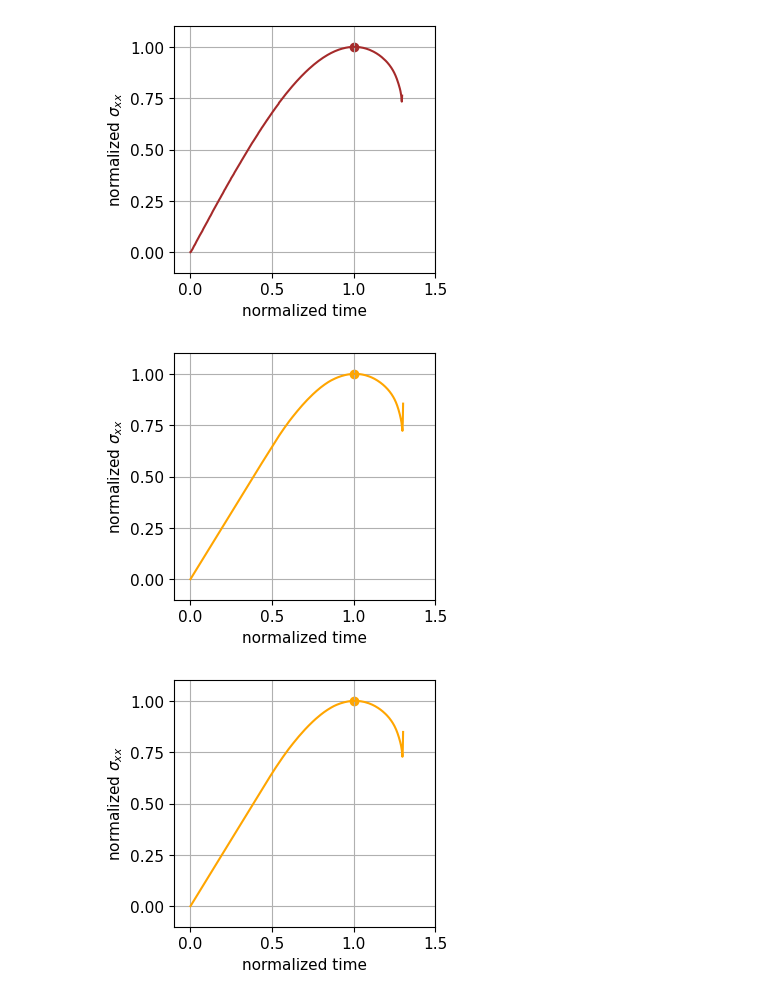
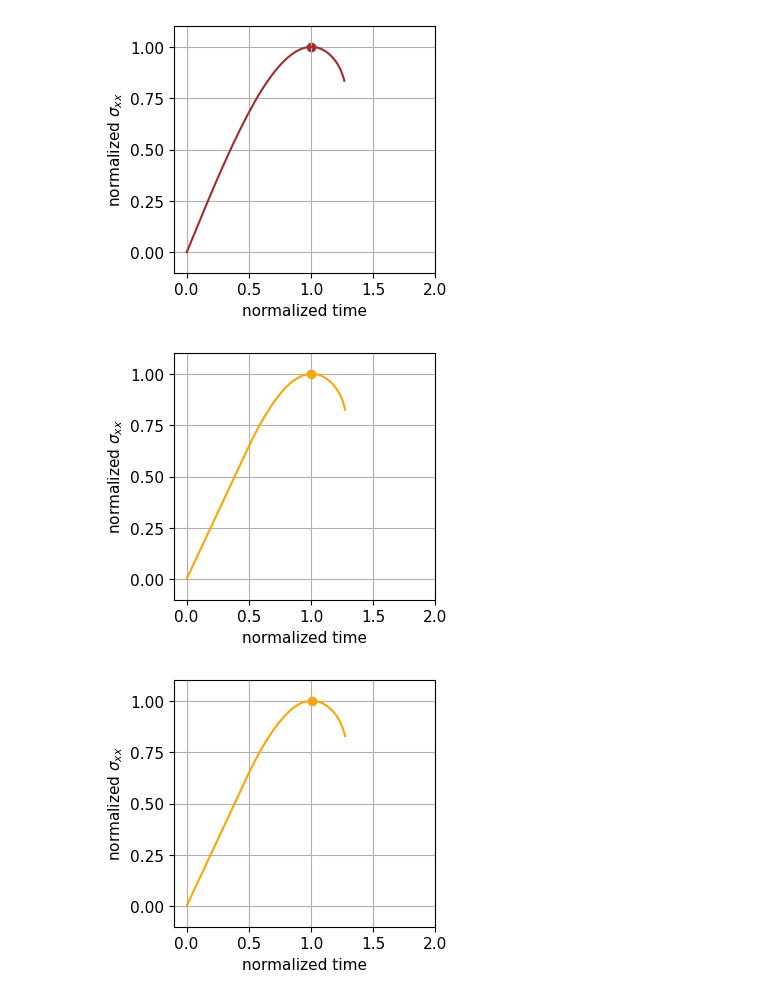
Before and after one commit to jjmarzia/cvisim, a Jupyter notebook: fs_processor.ipynb, the cells around one changed output. Saved outputs shown, nothing was run; the diff lists cells and outputs as text; code cells hidden in the pictures.

```diff
--- a/fs_processor.ipynb
+++ b/fs_processor.ipynb
@@ -23,8 +23,12 @@ def csv_FS(filepath):
     stressxx = np.array(stressxx)
     dt=0.01
     time = np.linspace(0,len(stressxx)*dt, len(stressxx))
-    stressxx = stressxx[:-1]
-    time = time[:-1]
+    if len(arr) < 8:
+        stressxx = stressxx
+        time = time
+    else:
+        stressxx = stressxx[:-15]
+        time = time[:-15]
 
     fs = np.amax(stressxx)
     tfs = np.where(stressxx == fs)[0][0]*dt
@@ -54,7 +58,7 @@ def process(arr):
             plt.scatter(y[2], y[3])
         plt.ylim([-0.1,1.1])
         plt.yticks(np.arange(0,1.25,step=0.25))
-        plt.xlim([-0.1,1.5])
+        plt.xlim([-0.1,2])
         plt.xlabel('normalized time')
         plt.ylabel(r'normalized $\sigma_{xx}$')
         plt.grid(True)
@@ -71,7 +75,7 @@ process(['107309',
                 '127395',
                 '132309',
                 '132330',
-                '132360',
+                '132360_2',
                 '132395'])
 
 
@@ -99,3 +103,3 @@ filepath= test/test3/fs/132395.csv fs= 297460.0 tfs= 0.02 relFs= 0.0007946464349
-[figure, old version]
+[figure, new version]
-[figure, old version]
+[figure, new version]
-[figure, old version]
+[figure, new version]
```
Also changed, not shown: parts of 1 cell of this notebook, 2 other files.
